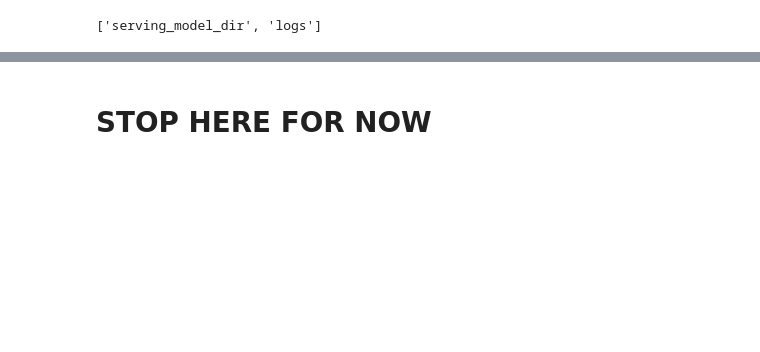
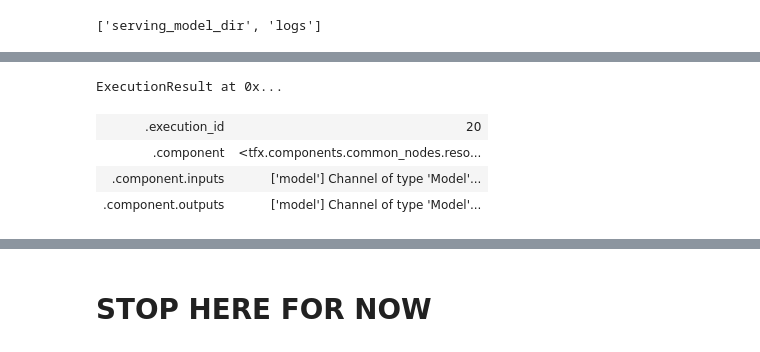
Before and after one commit to Building-ML-Pipelines/building-machine-learning-pipelines, a Jupyter notebook: archive/new_pipeline_10Mar.ipynb, the cells around one changed output, grey strips where cells are left out. Saved outputs shown, nothing was run; the diff lists cells and outputs as text; code cells hidden in the pictures; blank space fills up the shorter version.

```diff
--- a/interactive-pipeline/new_pipeline_10Mar.ipynb
+++ b/archive/new_pipeline_10Mar.ipynb
@@ -228 +300,21 @@ The tensorboard extension is already loaded. To reload it, use:
 [interactive output not drawn]
+# %%
+from tfx.components import ResolverNode
+from tfx.dsl.experimental import latest_blessed_model_resolver
+from tfx.types import Channel
+from tfx.types.standard_artifacts import Model
+from tfx.types.standard_artifacts import ModelBlessing
+
+
+model_resolver = ResolverNode(
+      instance_name='latest_blessed_model_resolver',
+      resolver_class=latest_blessed_model_resolver.LatestBlessedModelResolver,
+      model=Channel(type=Model),
+      model_blessing=Channel(type=ModelBlessing))
+context.run(model_resolver)
+# %% [output]
+ExecutionResult at 0x...
+| .execution_id | 20 |
+| .component | <tfx.components.common_nodes.reso... |
+| .component.inputs | ['model'] Channel of type 'Model'... |
+| .component.outputs | ['model'] Channel of type 'Model'... |
```
Also changed, not shown: parts of 17 cells of this notebook, 22 other files.
